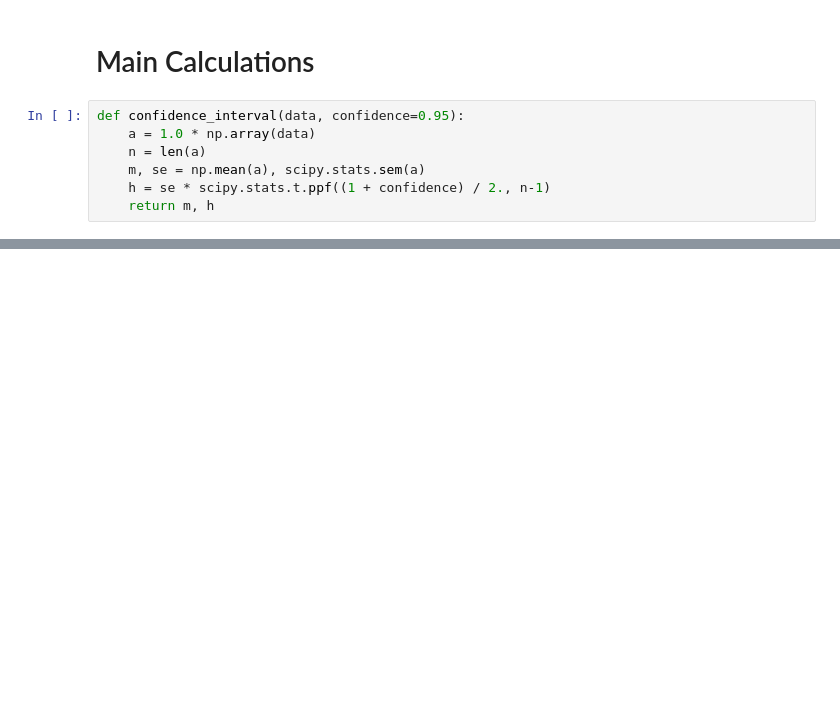
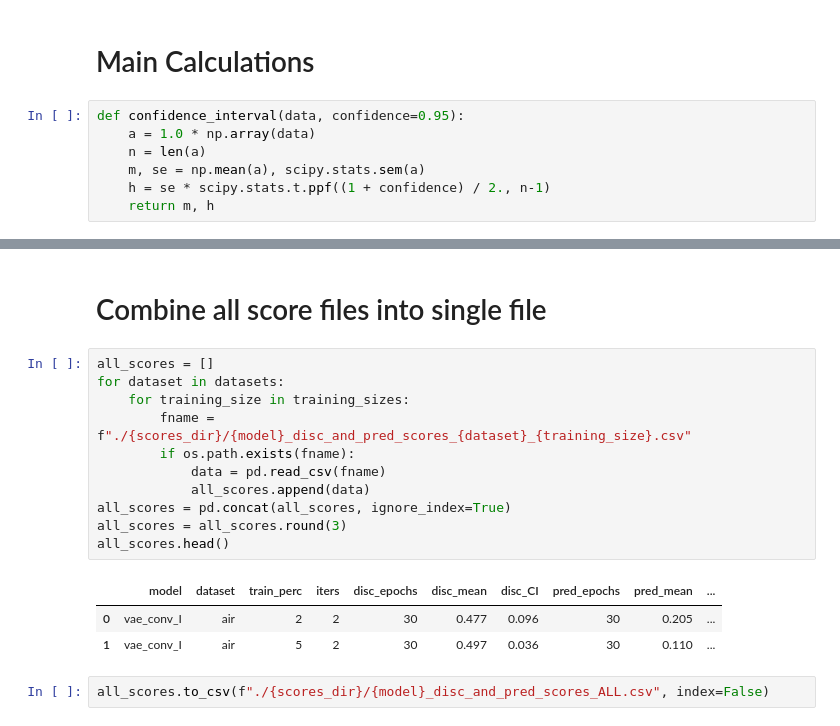
Before and after one commit to abudesai/syntheticdatagen, a Jupyter notebook: TimeGAN/abu_testing.ipynb, the cells around one changed output, grey strips where cells are left out. Drawn from its saved outputs; the diff is of its cells as text; blank space fills up the shorter version.

```diff
--- a/TimeGAN/abu_testing.ipynb
+++ b/TimeGAN/abu_testing.ipynb
@@ -166,0 +176,19 @@ Avg. train / val loss for epoch 0: 0.061 / 0.031
+# %% [markdown]
+# Combine all score files into single file
+# %%
+all_scores = []
+for dataset in datasets:
+    for training_size in training_sizes:
+        fname = f"./{scores_dir}/{model}_disc_and_pred_scores_{dataset}_{training_size}.csv"
+        if os.path.exists(fname):
+            data = pd.read_csv(fname)
+            all_scores.append(data)
+all_scores = pd.concat(all_scores, ignore_index=True)
+all_scores = all_scores.round(3)
+all_scores.head()
+# %% [output]
+|  | model | dataset | train_perc | iters | disc_epochs | disc_mean | disc_CI | pred_epochs | pred_mean | ... |
+| 0 | vae_conv_I | air | 2 | 2 | 30 | 0.477 | 0.096 | 30 | 0.205 | ... |
+| 1 | vae_conv_I | air | 5 | 2 | 30 | 0.497 | 0.036 | 30 | 0.110 | ... |
+# %%
+all_scores.to_csv(f"./{scores_dir}/{model}_disc_and_pred_scores_ALL.csv", index=False)
```
Also changed, not shown: parts of 2 cells of this notebook, 5 other files.
